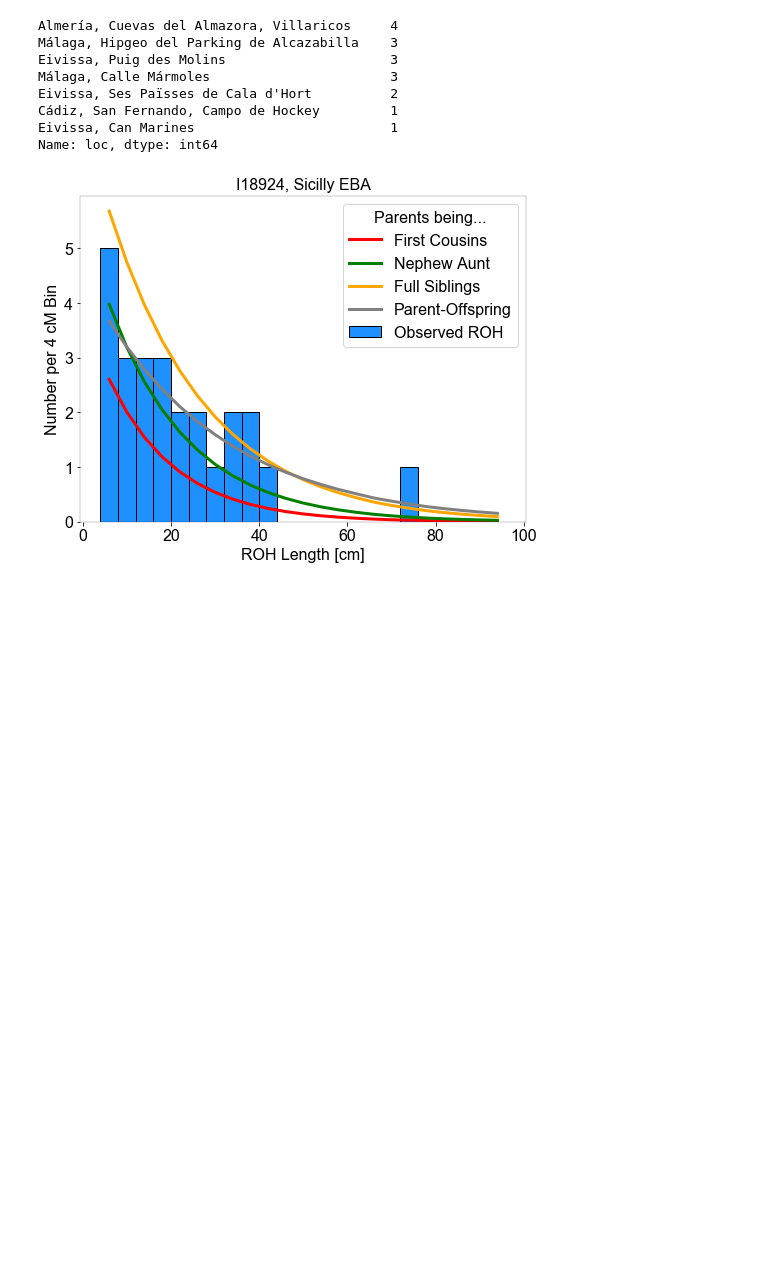
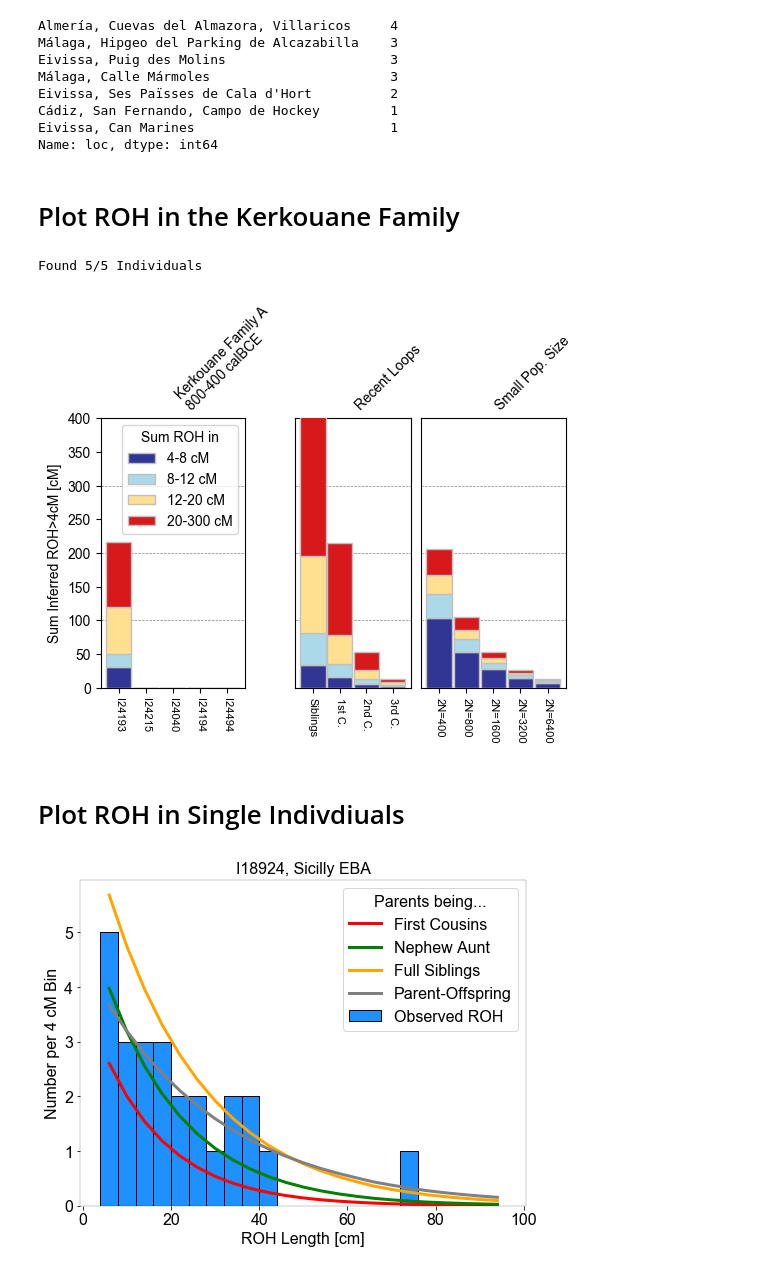
Before and after one commit to hringbauer/punic_aDNA, a Jupyter notebook: notebooks/roh/hapROH_plots.ipynb, the cells around one changed output. Drawn from its saved outputs; the diff is of its cells as text; code cells hidden in the pictures; blank space fills up the shorter version.

```diff
--- a/notebooks/roh/hapROH_plots.ipynb
+++ b/notebooks/roh/hapROH_plots.ipynb
@@ -382,6 +346,25 @@ Eivissa, Ses Païsses de Cala d'Hort          2
 Cádiz, San Fernando, Campo de Hockey         1
 Eivissa, Can Marines                         1
 Name: loc, dtype: int64
+# %% [markdown]
+# Plot ROH in the Kerkouane Family
+# %%
+iids = ["I24040", "I24494", "I24193", "I24215", "I24194"]
+
+df_t = get_iids_df(df1, iids)
+df_t["clst"] = "Kerkouane Family A \n800-400 calBCE"
+
+plot_dfs1, cols = prepare_dfs_plot(df_t, cms=[4, 8, 12, 20])
+plot_panel_row(plot_dfs1[:], wspace=0.1, r_title=45, leg_pos=-1,
+               figsize=(6, 3.5),
+               ylim=[0, 400], hlines=[100,200, 300, 400],
+               degrees=[0,1,2,3], ticks_c=["Siblings", '1st C.', '2nd C.', '3rd C.'],
+               savepath="")
+# %% [output]
+Found 5/5 Individuals
+[figure, added]
+# %% [markdown]
+# Plot ROH in Single Indivdiuals
 # %%
 plot_pde_individual(iid="I18924", folder='./hapsburg_runs/output/v43_full/',
                     prefix_out='', title="I18924, Sicilly EBA",
```
Also changed, not shown: parts of 3 cells of this notebook, 4 other files.
